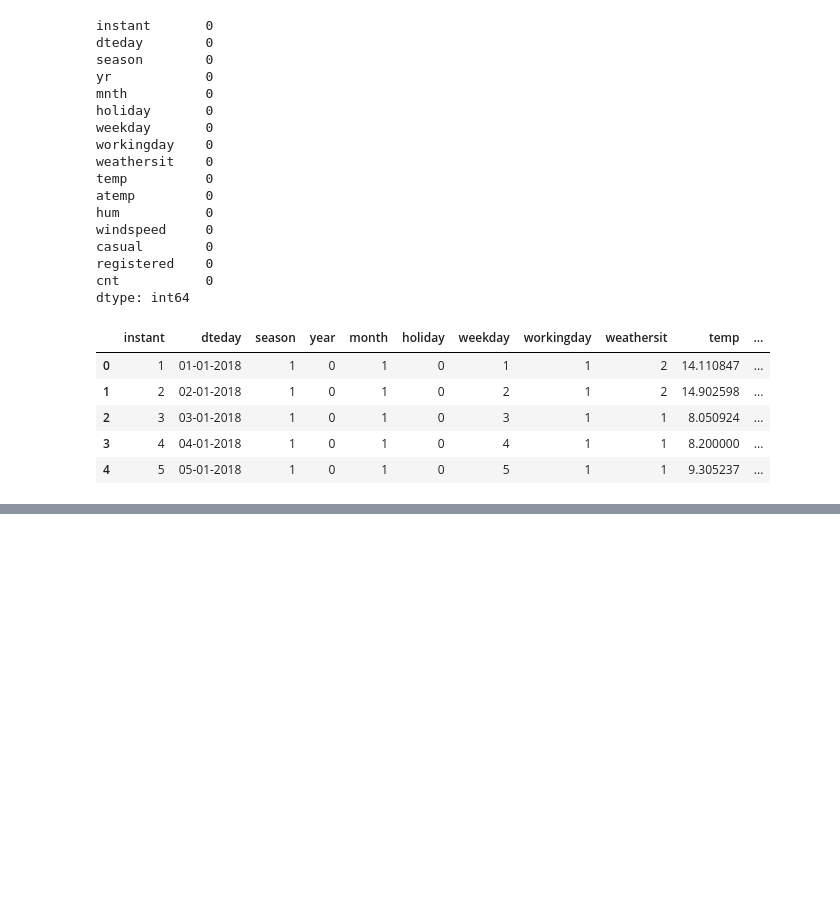
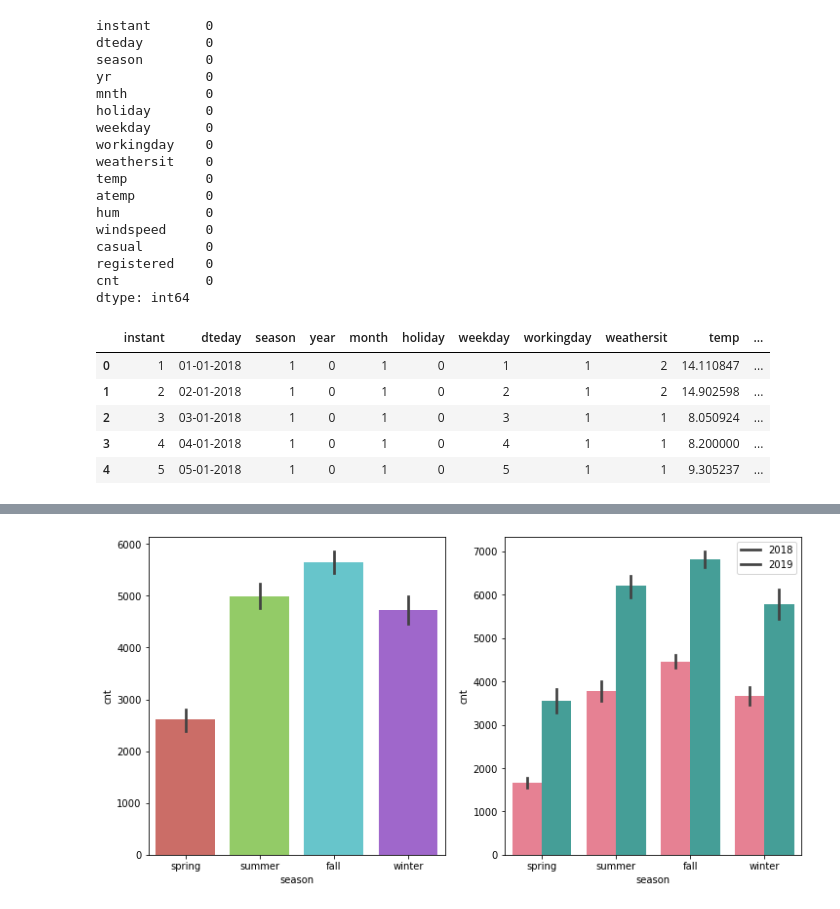
Before and after one commit to sumeet1396/Linear-Regression-Bike-Sharing, a Jupyter notebook: linear-regression-bike-sharing.ipynb, the cells around one changed output, grey strips where cells are left out. Cells and saved outputs as stored; diff of their text form; code cells hidden in the pictures; blank space fills up the shorter version.

```diff
--- a/linear-regression-bike-sharing.ipynb
+++ b/linear-regression-bike-sharing.ipynb
@@ -100,0 +170,15 @@ dataframe.head()
+# %%
+# plotting visualization for categorical column
+
+def funbarplots(column):
+    plt.figure(figsize = (12,6))
+    plt.subplot(1,2,1)
+    sns.barplot(column,'cnt',data=dataframe, palette="hls")
+    plt.subplot(1,2,2)
+    sns.barplot(column,'cnt',data=dataframe, hue='year',palette='husl')
+    plt.legend(labels=['2018', '2019'])
+    plt.show()
+# %%
+funbarplots('season')
+# %% [output]
+[figure, added]
```
Also changed, not shown: parts of 33 cells of this notebook.
